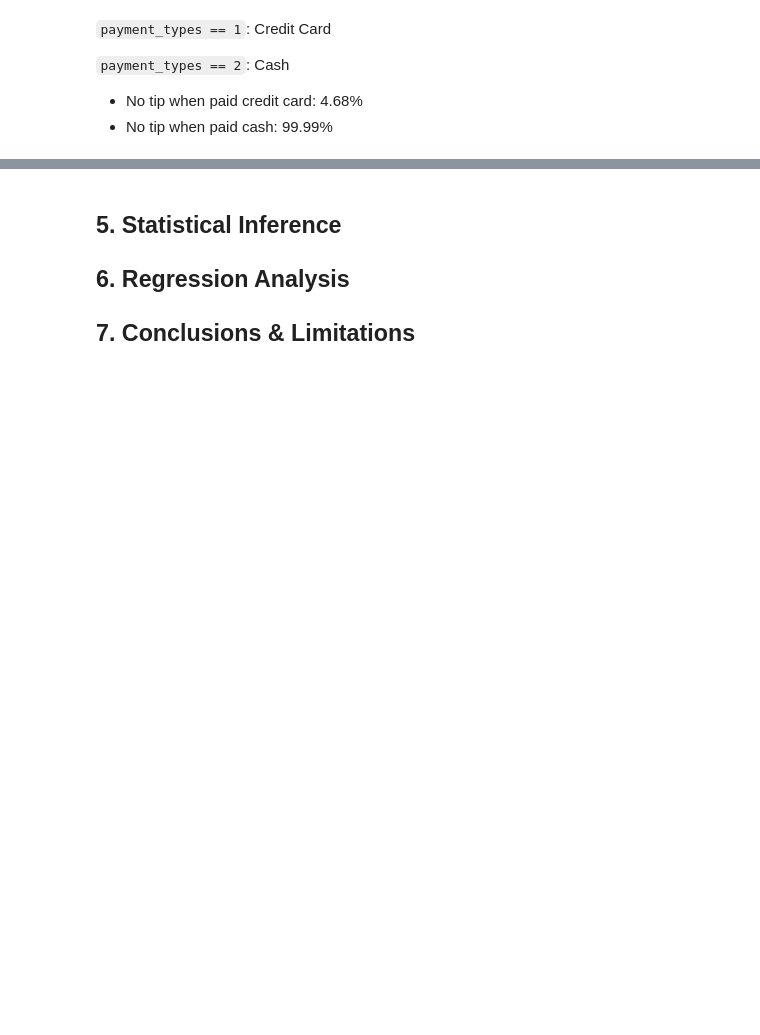
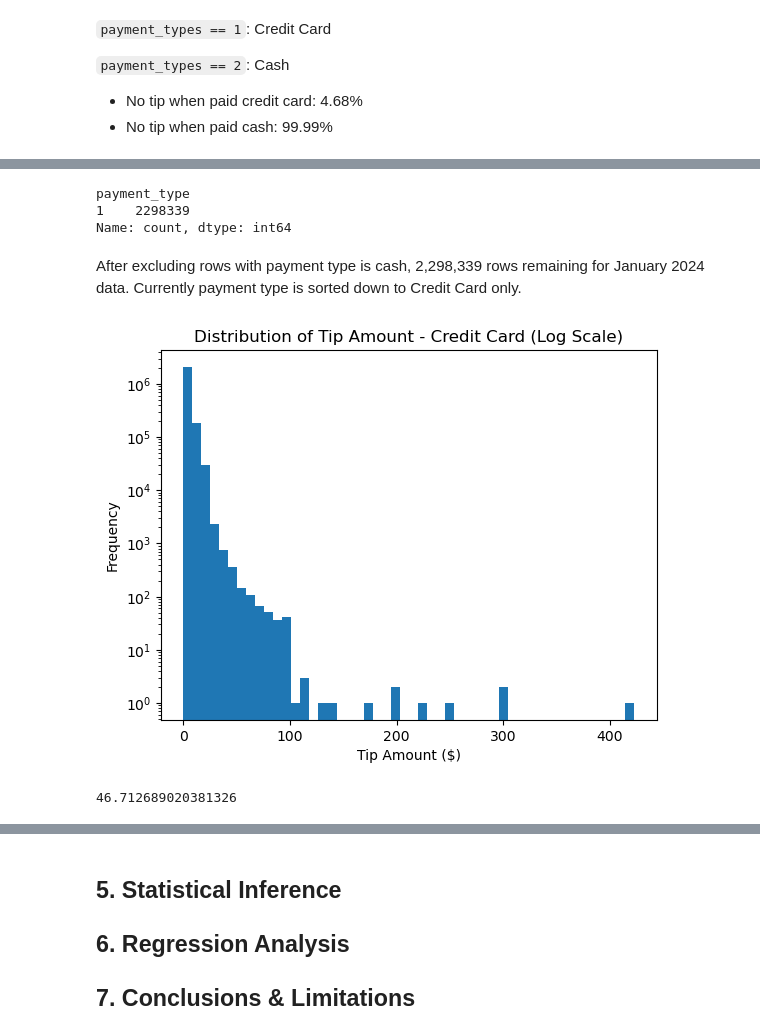
Before and after one commit to inukbaik/nyc-taxi-tipping-analysis, a Jupyter notebook: nyc_taxi_tipping_analysis.ipynb, the cells around one changed output, grey strips where cells are left out. Cells and saved outputs as stored; diff of their text form; code cells hidden in the pictures; blank space fills up the shorter version.

Commit message:
Add EDA visuals and summarize tip behavior (card-only)

```diff
--- a/nyc_taxi_tipping_analysis.ipynb
+++ b/nyc_taxi_tipping_analysis.ipynb
@@ -357,0 +358,26 @@ print((
+# %%
+df_card = df_clean[df_clean["is_credit"] == 1]
+df_card["payment_type"].value_counts()
+# %% [output]
+payment_type
+1    2298339
+Name: count, dtype: int64
+# %% [markdown]
+After excluding rows with payment type is cash, 2,298,339 rows remaining for January 2024 data. Currently payment type is sorted down to Credit Card only.
+# %%
+plt.figure()
+plt.hist(df_card["tip_amount"] + 0.01, bins=50, log=True)
+plt.xlabel("Tip Amount ($)")
+plt.ylabel("Frequency")
+plt.title("Distribution of Tip Amount - Credit Card (Log Scale)")
+plt.show()
+# %% [output]
+[figure, added]
+# %%
+q1 = df_card["tip_percentage"].quantile(0.25)
+q3 = df_card["tip_percentage"].quantile(0.75)
+iqr = q3 - q1
+upper_bound = q3 + 1.5 * iqr
+upper_bound
+# %% [output]
+46.712689020381326
```
Also changed, not shown: parts of 15 cells of this notebook.
